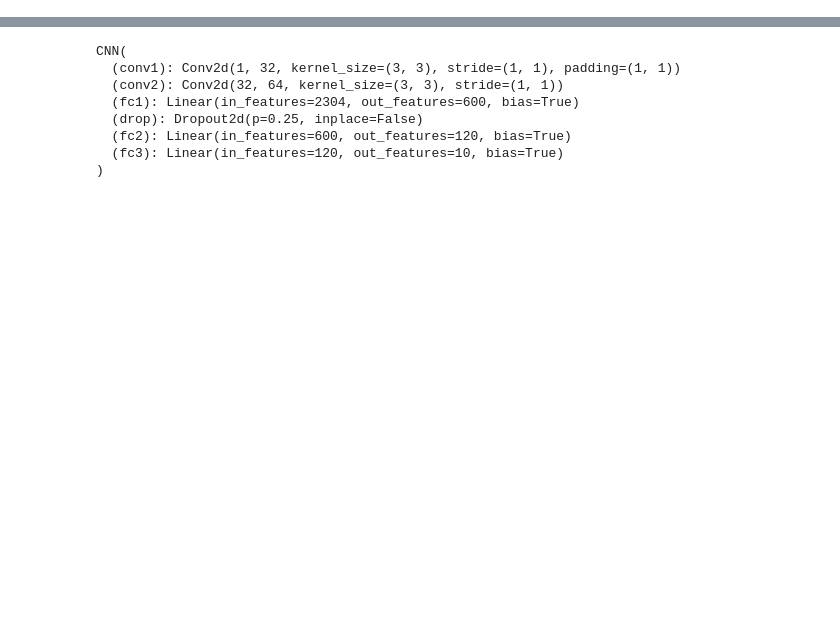
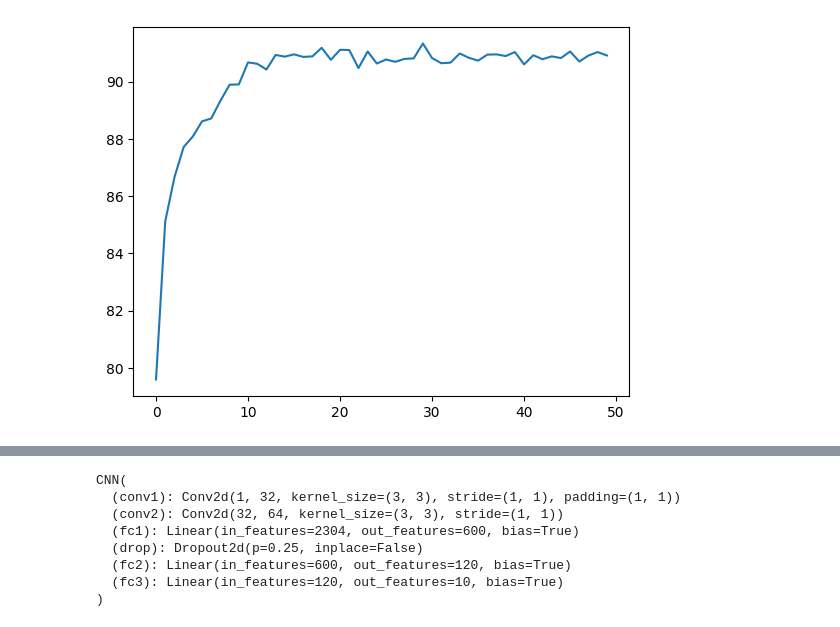
Before and after one commit to ParimiHarsha/FashionMNIST-Classification, a Jupyter notebook: FashionMNIST_classification.ipynb, the cells around one changed output, grey strips where cells are left out. Drawn from its saved outputs; the diff is of its cells as text; code cells hidden in the pictures; blank space fills up the shorter version.

```diff
--- a/FashionMNIST_classification.ipynb
+++ b/FashionMNIST_classification.ipynb
@@ -100,0 +110,35 @@ for id in np.arange(20):
+# %%
+#training function
+def train(epochs=3, learning_rate=1e-3, device='cpu'):
+
+    accuracies = []
+
+    cnn = LenetCNN().to(device)
+    cel = nn.CrossEntropyLoss()
+    optimizer = torch.optim.Adam(cnn.parameters(), lr=learning_rate)
+    max_accuracy = 0
+
+    for epoch in range(epochs):
+        for i, (images, labels) in enumerate(trainloader):
+            images = images.to(device)
+            labels = labels.to(device)
+            optimizer.zero_grad()
+            pred = cnn(images)
+            loss = cel(pred, labels)
+            loss.backward()
+            optimizer.step()
+
+        accuracy = float(validate(cnn, testloader))
+        accuracies.append(accuracy)
+        if accuracy>max_accuracy:
+            best_model = copy.deepcopy(cnn)
+            max_accuracy = accuracy
+            print('Saving the best model with accuracy', accuracy)
+
+        print('Epoch :', epoch+1, 'Accuracy :', accuracy, '%')
+    plt.plot(accuracies)
+    return best_model
+# %%
+#training the model
+lenet_model = train(epochs=50, learning_rate=0.001)
+# %% [output]
@@ -100,0 +162 @@ for id in np.arange(20):
+[figure, added]
```
Also changed, not shown: parts of 20 cells of this notebook, 21 other files.
